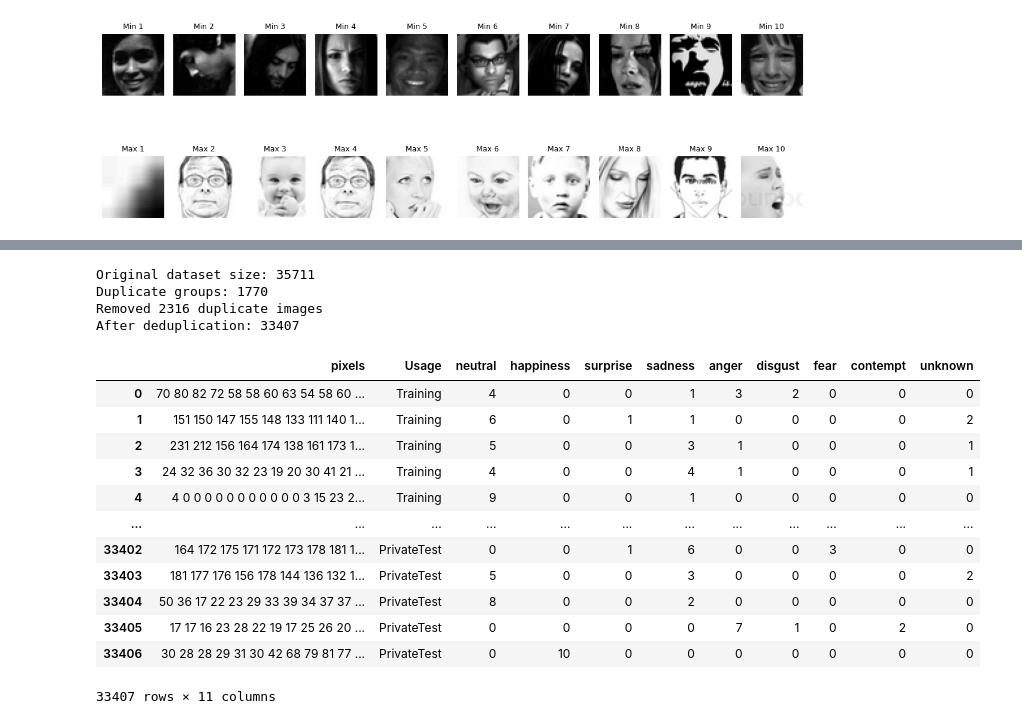
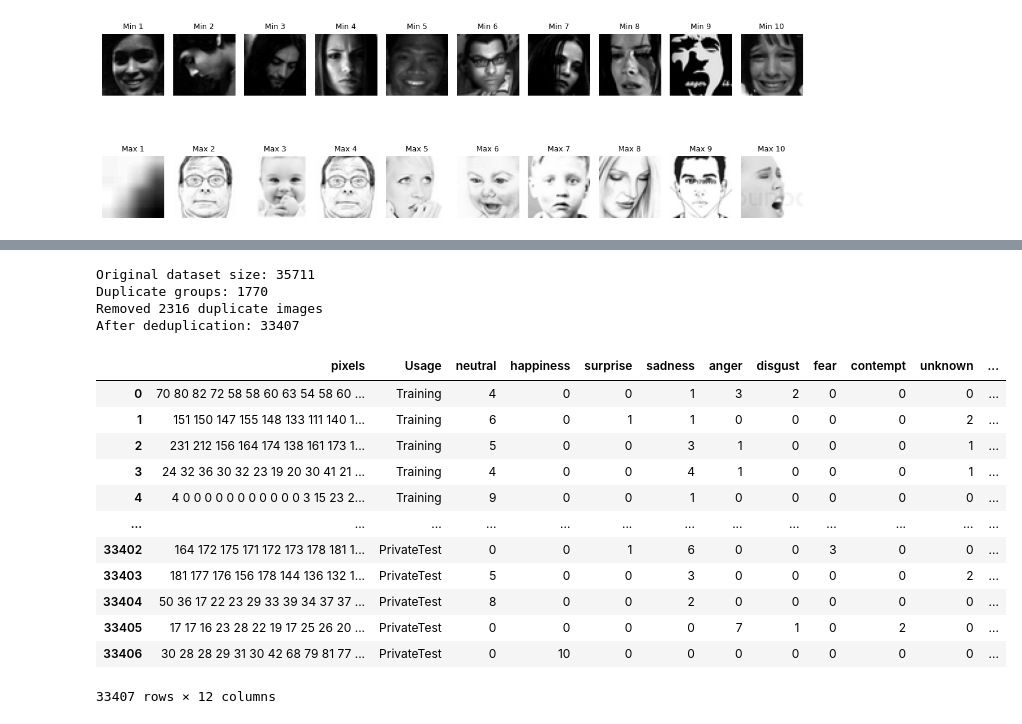
Before and after one commit to Kiwinicki/inzynierka_169257, a Jupyter notebook: eda.ipynb, the cells around one changed output, grey strips where cells are left out. Cells and saved outputs as stored; diff of their text form; code cells hidden in the pictures.

```diff
--- a/eda.ipynb
+++ b/eda.ipynb
@@ -217,44 +243,44 @@ for node in keys_order:
         continue
     comp = []
     q = deque([node])
     seen.add(node)
     while q:
         u = q.popleft()
         comp.append(u)
         for v in graph[u]:
             if v not in seen:
                 seen.add(v)
                 q.append(v)
     comp.sort(key=lambda k: rank.get(k, float("inf")))
     dup_groups.append(comp)
 
 
 print(f"Original dataset size: {len(data)}")
 print(f"Duplicate groups: {len(dup_groups)}")
 
 indices_to_remove = {int(k) for comp in dup_groups for k in comp[1:]}
 to_remove = set(indices_to_remove) & set(data.index)
-data = data.drop(index=list(to_remove), columns=["NF"]).reset_index(drop=True)
+data = data.drop(index=list(to_remove)).reset_index(drop=True)
 
 print(f"Removed {len(indices_to_remove)} duplicate images")
 print(f"After deduplication: {len(data)}")
 
 data
 # %% [output]
 Original dataset size: 35711
 Duplicate groups: 1770
 Removed 2316 duplicate images
 After deduplication: 33407
-|  | pixels | Usage | neutral | happiness | surprise | sadness | anger | disgust | fear | contempt | unknown |
-| 0 | 70 80 82 72 58 58 60 63 54 58 60 ... | Training | 4 | 0 | 0 | 1 | 3 | 2 | 0 | 0 | 0 |
-| 1 | 151 150 147 155 148 133 111 140 1... | Training | 6 | 0 | 1 | 1 | 0 | 0 | 0 | 0 | 2 |
-| 2 | 231 212 156 164 174 138 161 173 1... | Training | 5 | 0 | 0 | 3 | 1 | 0 | 0 | 0 | 1 |
-| 3 | 24 32 36 30 32 23 19 20 30 41 21 ... | Training | 4 | 0 | 0 | 4 | 1 | 0 | 0 | 0 | 1 |
-| 4 | 4 0 0 0 0 0 0 0 0 0 0 0 3 15 23 2... | Training | 9 | 0 | 0 | 1 | 0 | 0 | 0 | 0 | 0 |
-| ... | ... | ... | ... | ... | ... | ... | ... | ... | ... | ... | ... |
-| 33402 | 164 172 175 171 172 173 178 181 1... | PrivateTest | 0 | 0 | 1 | 6 | 0 | 0 | 3 | 0 | 0 |
-| 33403 | 181 177 176 156 178 144 136 132 1... | PrivateTest | 5 | 0 | 0 | 3 | 0 | 0 | 0 | 0 | 2 |
-| 33404 | 50 36 17 22 23 29 33 39 34 37 37 ... | PrivateTest | 8 | 0 | 0 | 2 | 0 | 0 | 0 | 0 | 0 |
-| 33405 | 17 17 16 23 28 22 19 17 25 26 20 ... | PrivateTest | 0 | 0 | 0 | 0 | 7 | 1 | 0 | 2 | 0 |
-| 33406 | 30 28 28 29 31 30 42 68 79 81 77 ... | PrivateTest | 0 | 10 | 0 | 0 | 0 | 0 | 0 | 0 | 0 |
+|  | pixels | Usage | neutral | happiness | surprise | sadness | anger | disgust | fear | contempt | unknown | ... |
+| 0 | 70 80 82 72 58 58 60 63 54 58 60 ... | Training | 4 | 0 | 0 | 1 | 3 | 2 | 0 | 0 | 0 | ... |
+| 1 | 151 150 147 155 148 133 111 140 1... | Training | 6 | 0 | 1 | 1 | 0 | 0 | 0 | 0 | 2 | ... |
+| 2 | 231 212 156 164 174 138 161 173 1... | Training | 5 | 0 | 0 | 3 | 1 | 0 | 0 | 0 | 1 | ... |
+| 3 | 24 32 36 30 32 23 19 20 30 41 21 ... | Training | 4 | 0 | 0 | 4 | 1 | 0 | 0 | 0 | 1 | ... |
+| 4 | 4 0 0 0 0 0 0 0 0 0 0 0 3 15 23 2... | Training | 9 | 0 | 0 | 1 | 0 | 0 | 0 | 0 | 0 | ... |
+| ... | ... | ... | ... | ... | ... | ... | ... | ... | ... | ... | ... | ... |
+| 33402 | 164 172 175 171 172 173 178 181 1... | PrivateTest | 0 | 0 | 1 | 6 | 0 | 0 | 3 | 0 | 0 | ... |
+| 33403 | 181 177 176 156 178 144 136 132 1... | PrivateTest | 5 | 0 | 0 | 3 | 0 | 0 | 0 | 0 | 2 | ... |
+| 33404 | 50 36 17 22 23 29 33 39 34 37 37 ... | PrivateTest | 8 | 0 | 0 | 2 | 0 | 0 | 0 | 0 | 0 | ... |
+| 33405 | 17 17 16 23 28 22 19 17 25 26 20 ... | PrivateTest | 0 | 0 | 0 | 0 | 7 | 1 | 0 | 2 | 0 | ... |
+| 33406 | 30 28 28 29 31 30 42 68 79 81 77 ... | PrivateTest | 0 | 10 | 0 | 0 | 0 | 0 | 0 | 0 | 0 | ... |
-33407 rows × 11 columns
+33407 rows × 12 columns
```
Also changed, not shown: parts of 21 cells of this notebook, 10 other files.
